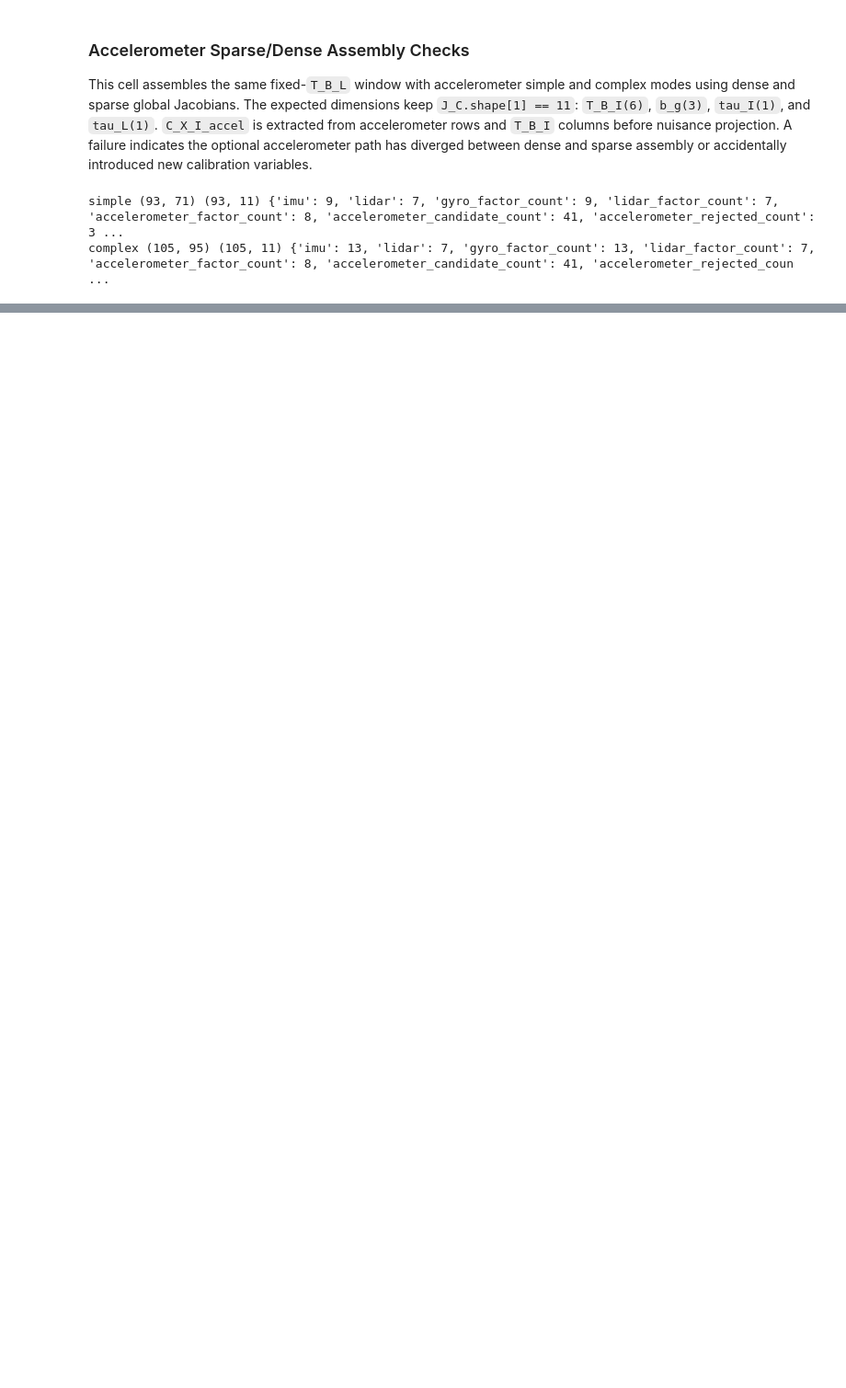
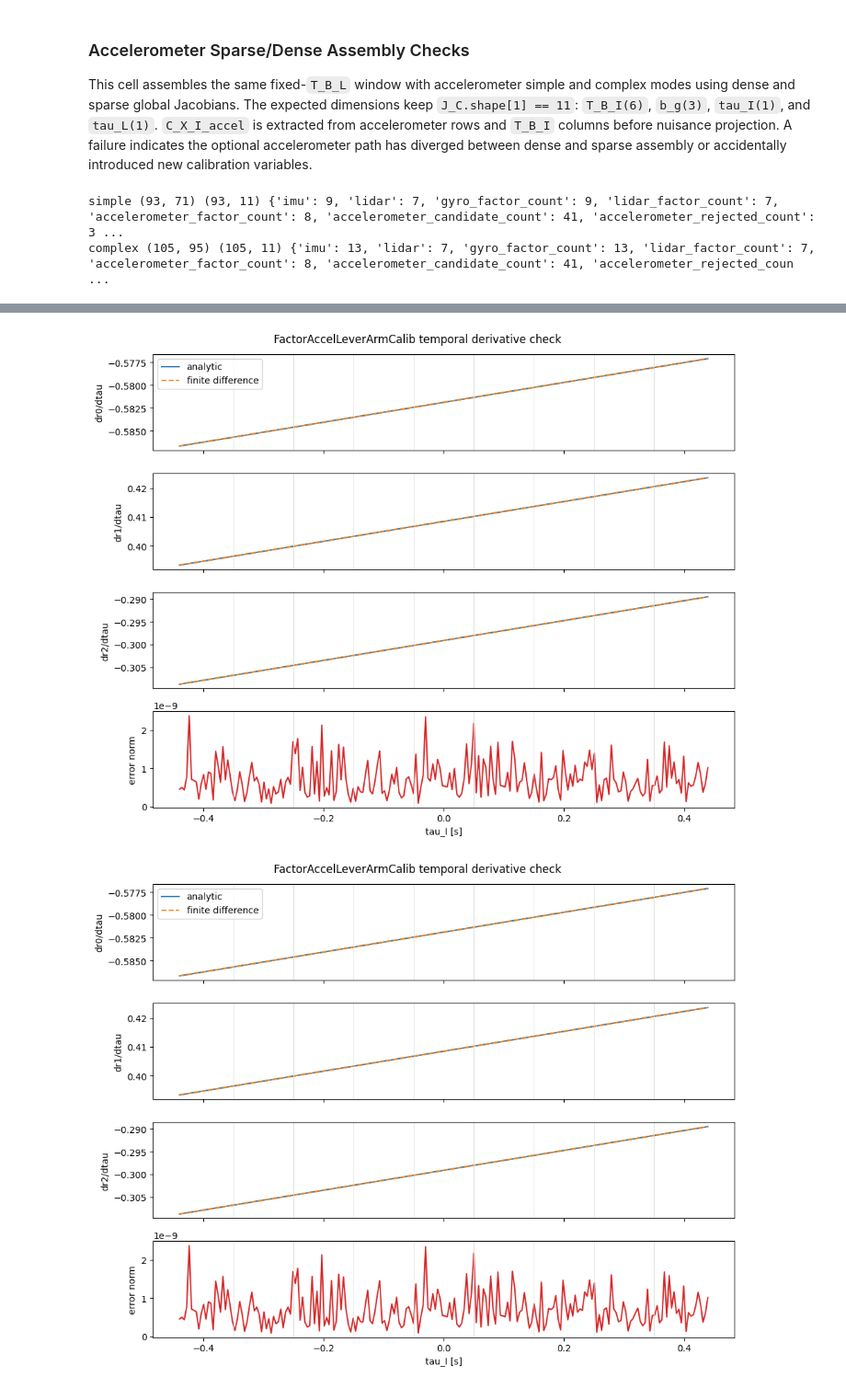
Before and after one commit to CamelPoem32/CalibRank, a Jupyter notebook: notebooks/01_math_and_dense_sparse_validation.ipynb, the cells around one changed output, grey strips where cells are left out. Shown at 92% size. Saved outputs shown, nothing was run; the diff lists cells and outputs as text; code cells hidden in the pictures; blank space fills up the shorter version.

Commit message:
accel lever arm notebook tests

```diff
--- a/notebooks/01_math_and_dense_sparse_validation.ipynb
+++ b/notebooks/01_math_and_dense_sparse_validation.ipynb
@@ -1343,0 +1441,15 @@ complex (105, 95) (105, 11) {'imu': 13, 'lidar': 7, 'gyro_factor_count': 13, 'li
+# %%
+eps = 1e-6
+safe_taus = np.array([-0.143, -0.034, 0.037, 0.146, 0.244])
+rows = []
+for tau in safe_taus:
+    r_plus, _ = lever_residual_and_tau_jacobian(case, tau + eps)
+    r_minus, _ = lever_residual_and_tau_jacobian(case, tau - eps)
+    _, analytic = lever_residual_and_tau_jacobian(case, tau)
+    finite = (r_plus - r_minus) / (2.0 * eps)
+    abs_err = np.abs(analytic - finite)
+    rel_err = np.linalg.norm(analytic - finite) / max(np.linalg.norm(finite), 1e-15)
+    rows.append((tau, analytic, finite, abs_err, rel_err))
+    assert np.max(abs_err) < 1e-7 or rel_err < 1e-6
+for tau, analytic, finite, abs_err, rel_err in rows:
+    print(f"tau={tau:+.3f} analytic={analytic} finite={finite} max_abs={np.max(abs_err):.3e} rel={rel_err:.3e}")
@@ -1343,0 +1462,35 @@ complex (105, 95) (105, 11) {'imu': 13, 'lidar': 7, 'gyro_factor_count': 13, 'li
+# %%
+taus = np.linspace(case["timestamps"][1] - case["pose_time"] + 1e-4, case["timestamps"][-2] - case["pose_time"] - 1e-4, 220)
+analytic_values = []
+finite_values = []
+for tau in taus:
+    _, analytic = lever_residual_and_tau_jacobian(case, tau)
+    r_plus, _ = lever_residual_and_tau_jacobian(case, tau + eps)
+    r_minus, _ = lever_residual_and_tau_jacobian(case, tau - eps)
+    analytic_values.append(analytic)
+    finite_values.append((r_plus - r_minus) / (2.0 * eps))
+analytic_values = np.asarray(analytic_values)
+finite_values = np.asarray(finite_values)
+err_norm = np.linalg.norm(analytic_values - finite_values, axis=1)
+
+fig, axes = plt.subplots(4, 1, figsize=(10, 8), sharex=True)
+for axis_index in range(3):
+    axes[axis_index].plot(taus, analytic_values[:, axis_index], label="analytic")
+    axes[axis_index].plot(taus, finite_values[:, axis_index], "--", label="finite difference")
+    axes[axis_index].set_ylabel(f"dr{axis_index}/dtau")
+axes[-1].plot(taus, err_norm, color="tab:red")
+axes[-1].set_ylabel("error norm")
+axes[-1].set_xlabel("tau_I [s]")
+for timestamp in case["timestamps"][::10]:
+    tau_mark = timestamp - case["pose_time"]
+    if taus[0] <= tau_mark <= taus[-1]:
+        for axis in axes:
+            axis.axvline(tau_mark, color="0.85", linewidth=0.6)
+axes[0].legend(loc="best")
+fig.suptitle("FactorAccelLeverArmCalib temporal derivative check")
+fig.tight_layout()
+display(fig)
+assert float(np.max(err_norm)) < 1e-6
+# %% [output]
+[figure, added]
+[figure, added]
```
Also changed, not shown: parts of 9 cells of this notebook.
